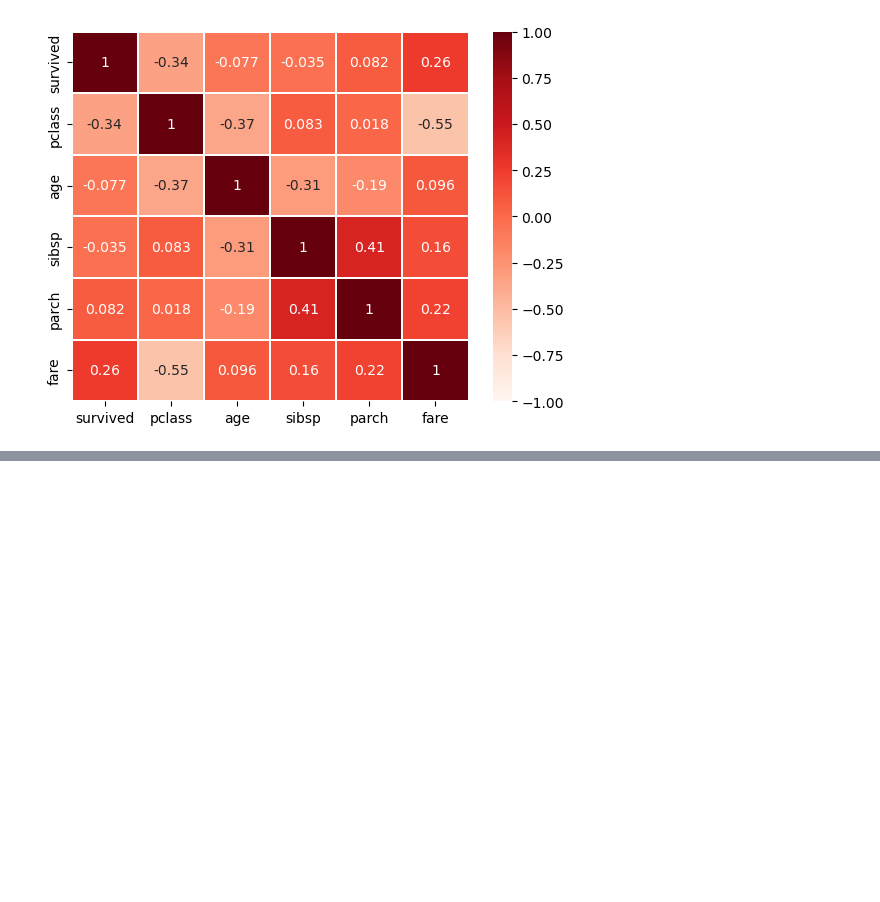
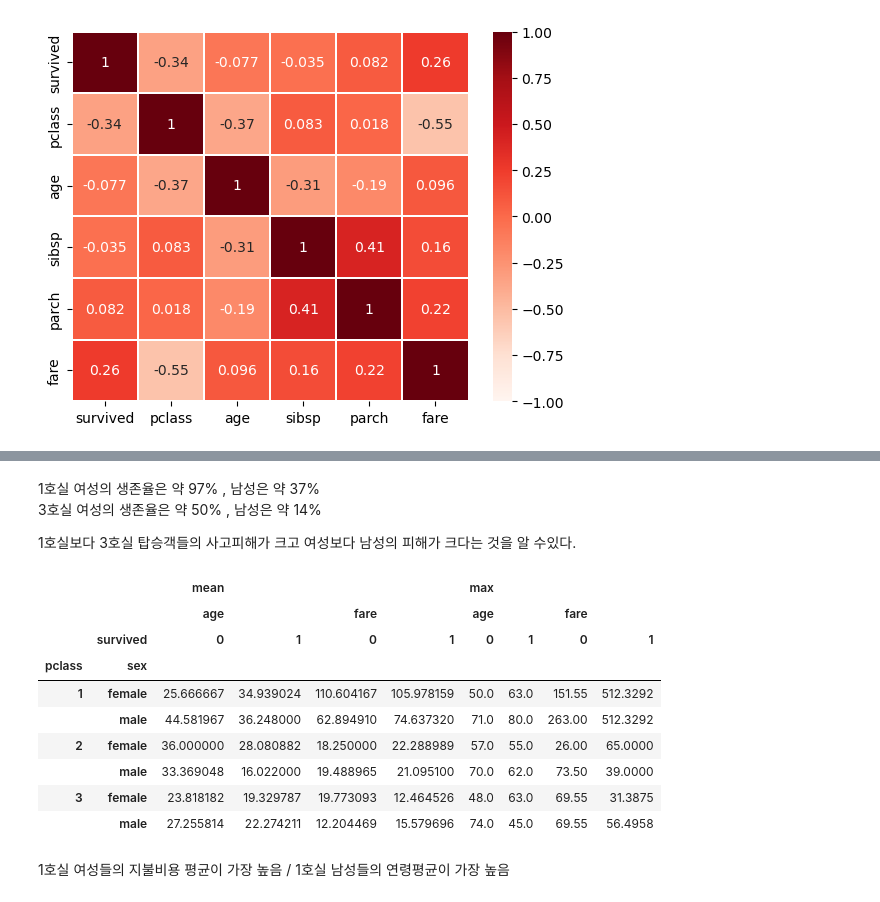
Before and after one commit to yulmu99/Playdata, a Jupyter notebook: Data_processing/Data_preprocessing/EDA.ipynb, the cells around one changed output, grey strips where cells are left out. Cells and saved outputs as stored; diff of their text form; code cells hidden in the pictures; blank space fills up the shorter version.

```diff
--- a/Data_processing/Data_preprocessing/EDA.ipynb
+++ b/Data_processing/Data_preprocessing/EDA.ipynb
@@ -344,0 +534,26 @@ sns.heatmap(titanic_number.corr(),vmin=-1,vmax=1,annot=True,linewidths=0.2,cmap=
+# %% [markdown]
+1호실 여성의 생존율은 약 97% , 남성은 약 37% <br>
+3호실 여성의 생존율은 약 50% , 남성은 약 14% <br>
+
+1호실보다 3호실 탑승객들의 사고피해가 크고 여성보다 남성의 피해가 크다는 것을 알 수있다.
+# %%
+df_pivot = pd.pivot_table(titanic,
+                    index=['pclass','sex'],
+                    columns='survived',
+                    values=['age','fare'],
+                    aggfunc=['mean','max'])
+df_pivot
+# %% [output]
+|  |  | mean |  |  |  | max |  |  |  |
+|  |  | age |  | fare |  | age |  | fare |  |
+|  | survived | 0 | 1 | 0 | 1 | 0 | 1 | 0 | 1 |
+| pclass | sex |  |  |  |  |  |  |  |  |
+| 1 | female | 25.666667 | 34.939024 | 110.604167 | 105.978159 | 50.0 | 63.0 | 151.55 | 512.3292 |
+|  | male | 44.581967 | 36.248000 | 62.894910 | 74.637320 | 71.0 | 80.0 | 263.00 | 512.3292 |
+| 2 | female | 36.000000 | 28.080882 | 18.250000 | 22.288989 | 57.0 | 55.0 | 26.00 | 65.0000 |
+|  | male | 33.369048 | 16.022000 | 19.488965 | 21.095100 | 70.0 | 62.0 | 73.50 | 39.0000 |
+| 3 | female | 23.818182 | 19.329787 | 19.773093 | 12.464526 | 48.0 | 63.0 | 69.55 | 31.3875 |
+|  | male | 27.255814 | 22.274211 | 12.204469 | 15.579696 | 74.0 | 45.0 | 69.55 | 56.4958 |
+# %% [markdown]
+1호실 여성들의 지불비용 평균이 가장 높음 /
+1호실 남성들의 연령평균이 가장 높음
```
Also changed, not shown: parts of 22 cells of this notebook, 2 other files.
